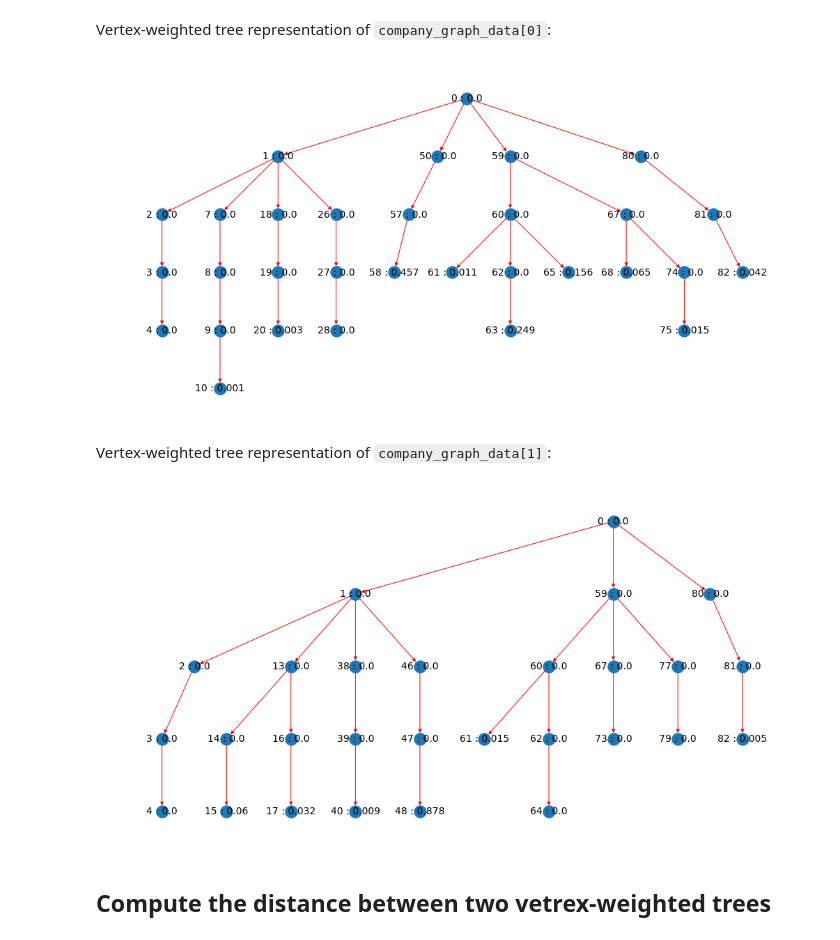
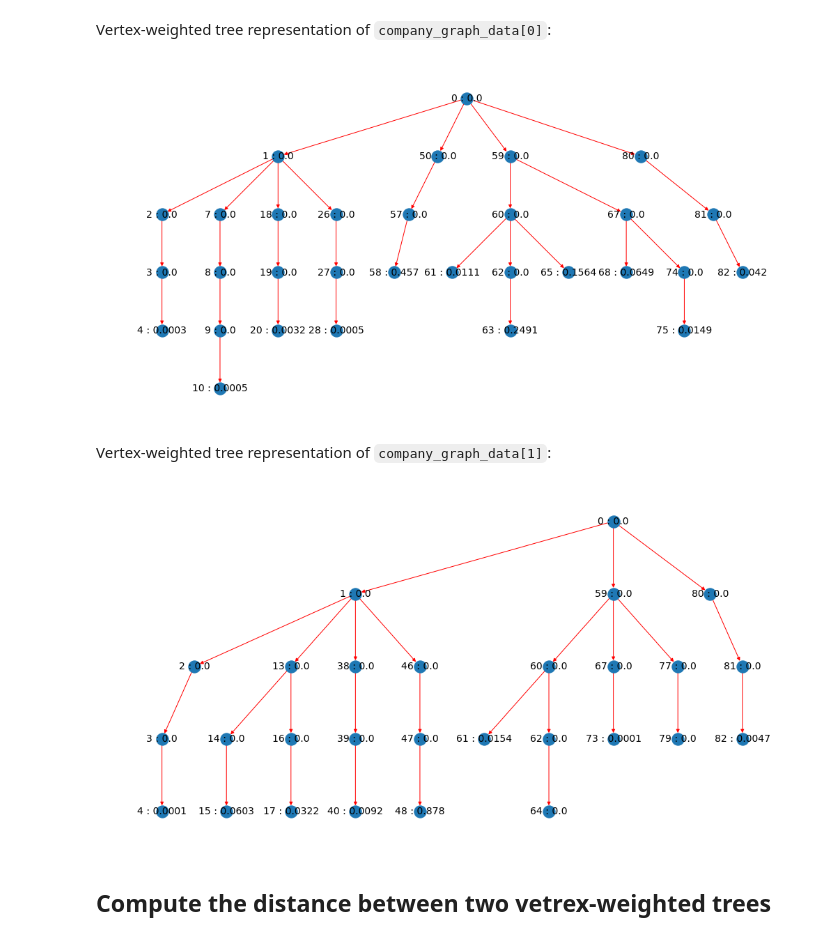
Before and after one commit to snoels/earth-movers-graph-distance-metric, a Jupyter notebook: notebooks/coding_example.ipynb, the cells around one changed output. Saved outputs shown, nothing was run; the diff lists cells and outputs as text; code cells hidden in the pictures.

```diff
--- a/notebooks/coding_example.ipynb
+++ b/notebooks/coding_example.ipynb
@@ -35,15 +34,15 @@ The node labels represent the name of a node followed by its node weight (`node
 # %% [markdown]
 Vertex-weighted tree representation of `company_graph_data[0]`:
 # %%
-visualize_company(company_graph_data[0])
+visualize_company(company_graph_data[0], digits = 4)
 # %% [output]
-[figure, old version]
+[figure, new version]
 # %% [markdown]
 Vertex-weighted tree representation of `company_graph_data[1]`:
 # %%
-visualize_company(company_graph_data[1])
+visualize_company(company_graph_data[1], digits = 4)
 # %% [output]
-[figure, old version]
+[figure, new version]
 # %% [markdown]
 ## Compute the distance between two vetrex-weighted trees
 # %%
```
Also changed, not shown: parts of 5 cells of this notebook, 2 other files.
